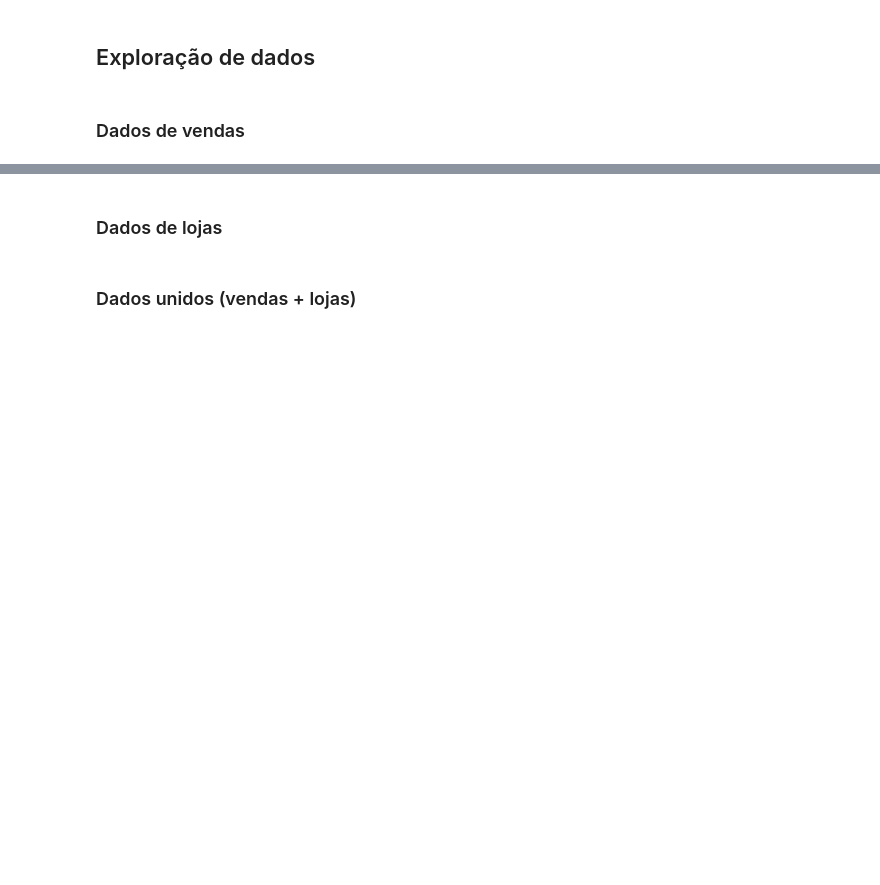
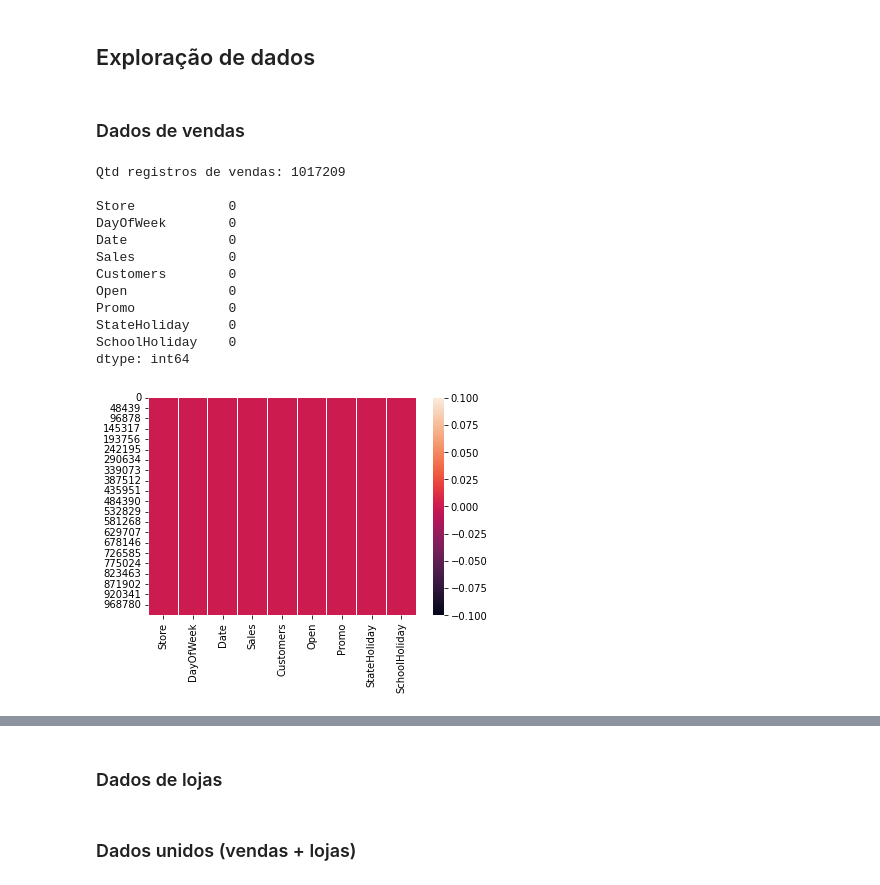
Before and after one commit to Vinicius-Luiz/ciencia_dados_para_empresas, a Jupyter notebook: DEPT VENDAS/Departamento_De_Vendas.ipynb, the cells around one changed output, grey strips where cells are left out. Cells and saved outputs as stored; diff of their text form; code cells hidden in the pictures; blank space fills up the shorter version.

```diff
--- a/DEPT VENDAS/Departamento_De_Vendas.ipynb
+++ b/DEPT VENDAS/Departamento_De_Vendas.ipynb
@@ -70,3 +121,22 @@ array(['0', 'a', 'b', 'c', 0], dtype=object)
 ## Exploração de dados
 # %% [markdown]
 ### Dados de vendas
+# %%
+# Verificar dados faltantes na base de dados
+print(f'Qtd registros de vendas: {len(sales_train_df)}', end='\n\n')
+sns.heatmap(sales_train_df.isnull())
+print(sales_train_df.isnull().sum())
+# %% [output]
+Qtd registros de vendas: 1017209
+
+Store            0
+DayOfWeek        0
+Date             0
+Sales            0
+Customers        0
+Open             0
+Promo            0
+StateHoliday     0
+SchoolHoliday    0
+dtype: int64
+[figure, added]
```
Also changed, not shown: parts of 9 cells of this notebook, 1 other file.
